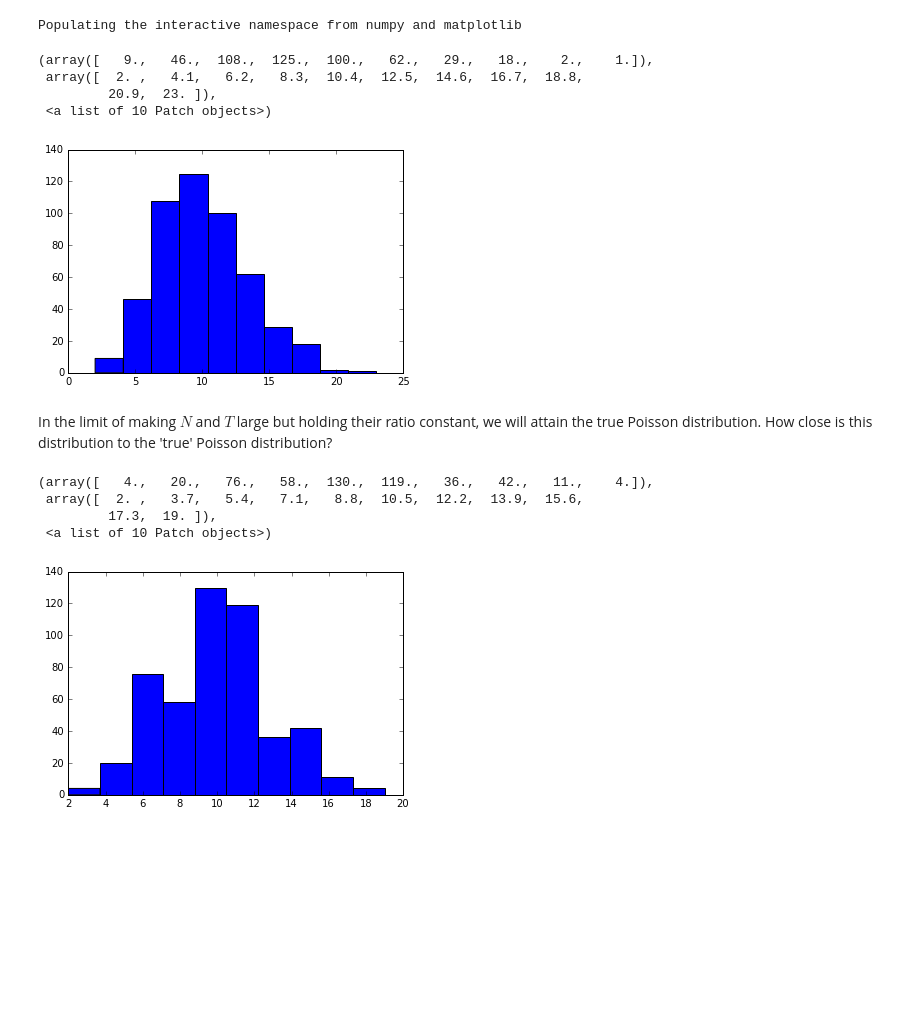
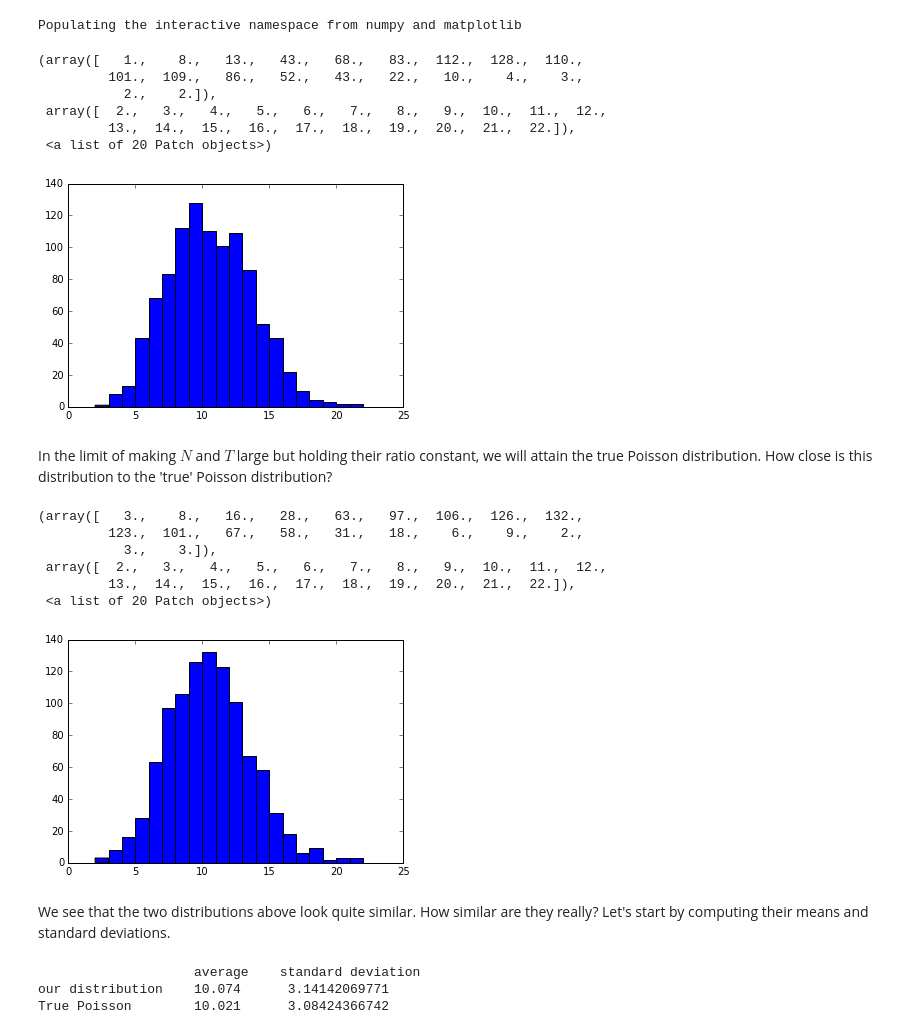
Before and after one commit to tabakg/fun_tutorials, a Jupyter notebook: Poisson Distribution -- an intuitive intro.ipynb, the cells around one changed output. Saved outputs shown, nothing was run; the diff lists cells and outputs as text; code cells hidden in the pictures; blank space fills up the shorter version.

```diff
--- a/Poisson Distribution -- an intuitive intro.ipynb
+++ b/Poisson Distribution -- an intuitive intro.ipynb
@@ -15,7 +15,7 @@ N = 1000 ## total photons
 T = 100 ## total time
 dt = 1 ## interval we look over
 
-trials = 500
+trials = 1000 ## The number of times to run the experiment.
 # %%
 def experiment(N,T,dt):
     count = 0
@@ -28,13 +28,15 @@ vals = []
 for i in range(trials):
     vals.append(experiment(N,T,dt))
 # %%
-plt.hist(vals)
+plt.hist(vals,bins=20)
 # %% [output]
-(array([   9.,   46.,  108.,  125.,  100.,   62.,   29.,   18.,    2.,    1.]),
- array([  2. ,   4.1,   6.2,   8.3,  10.4,  12.5,  14.6,  16.7,  18.8,
-         20.9,  23. ]),
- <a list of 10 Patch objects>)
+(array([   1.,    8.,   13.,   43.,   68.,   83.,  112.,  128.,  110.,
+         101.,  109.,   86.,   52.,   43.,   22.,   10.,    4.,    3.,
+           2.,    2.]),
+ array([  2.,   3.,   4.,   5.,   6.,   7.,   8.,   9.,  10.,  11.,  12.,
+         13.,  14.,  15.,  16.,  17.,  18.,  19.,  20.,  21.,  22.]),
+ <a list of 20 Patch objects>)
-[figure, old version]
+[figure, new version]
 # %% [markdown]
 In the limit of making $N$ and $T$ large but holding their ratio constant, we will attain the true Poisson distribution. How close is this distribution to the 'true' Poisson distribution?
 # %%
@@ -44,10 +46,14 @@ vals_poisson = []
 for i in range(trials):
     vals_poisson.append(rd.poisson(lambd))
 # %%
-plt.hist(vals_poisson)
+plt.hist(vals_poisson,bins=20)
 # %% [output]
-(array([   4.,   20.,   76.,   58.,  130.,  119.,   36.,   42.,   11.,    4.]),
- array([  2. ,   3.7,   5.4,   7.1,   8.8,  10.5,  12.2,  13.9,  15.6,
-         17.3,  19. ]),
- <a list of 10 Patch objects>)
+(array([   3.,    8.,   16.,   28.,   63.,   97.,  106.,  126.,  132.,
+         123.,  101.,   67.,   58.,   31.,   18.,    6.,    9.,    2.,
+           3.,    3.]),
+ array([  2.,   3.,   4.,   5.,   6.,   7.,   8.,   9.,  10.,  11.,  12.,
+         13.,  14.,  15.,  16.,  17.,  18.,  19.,  20.,  21.,  22.]),
+ <a list of 20 Patch objects>)
-[figure, old version]
+[figure, new version]
+# %% [markdown]
+We see that the two distributions above look quite similar. How similar are they really? Let's start by computing their means and standard deviations.
@@ -53,0 +66,8 @@ plt.hist(vals_poisson)
+# %%
+print "                    average    standard deviation"
+print "our distribution    " + str(ave) + "      " + str(std)
+print "True Poisson        " + str(ave_poisson) + "      " + str(std_poisson)
+# %% [output]
+                    average    standard deviation
+our distribution    10.074      3.14142069771
+True Poisson        10.021      3.08424366742
```
Also changed, not shown: parts of 7 cells of this notebook.
